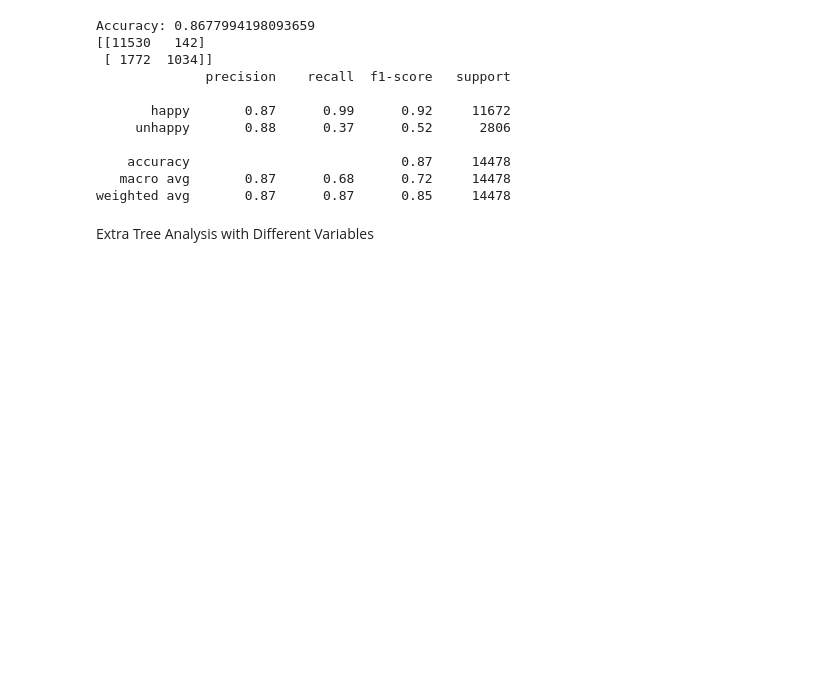
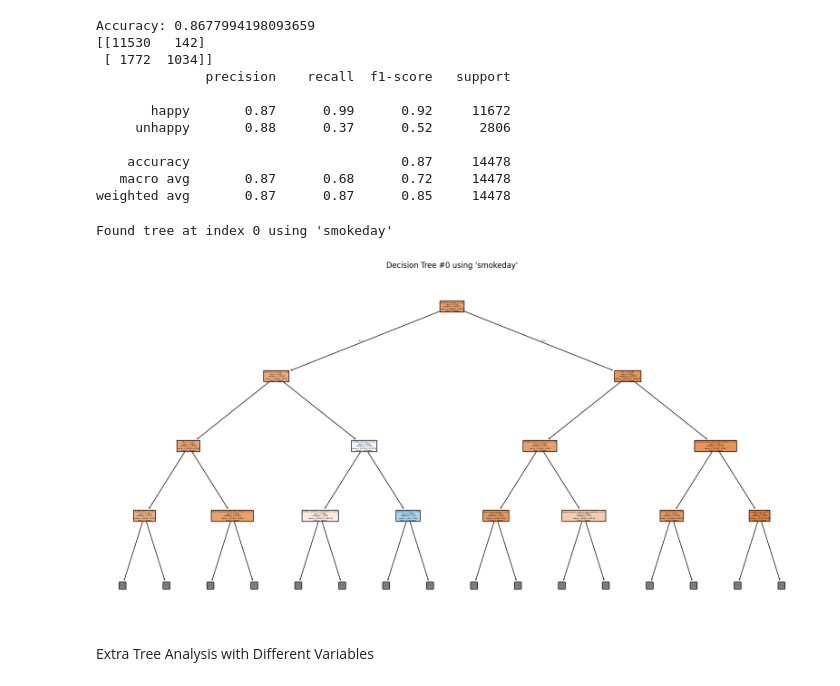
Before and after one commit to fwx5ax/Final-Project-DS3001, a Jupyter notebook: Project.ipynb, the cells around one changed output. Cells and saved outputs as stored; diff of their text form; code cells hidden in the pictures; blank space fills up the shorter version.

Commit message:
added decision tree visualization

```diff
--- a/Project.ipynb
+++ b/Project.ipynb
@@ -1117,6 +1145,39 @@ Accuracy: 0.8677994198093659
     accuracy                           0.87     14478
    macro avg       0.87      0.68      0.72     14478
 weighted avg       0.87      0.87      0.85     14478
+# %%
+from sklearn.tree import plot_tree
+import matplotlib.pyplot as plt
+
+# Step 1: Find index of features that include 'smokeday'
+smokeday_features = [col for col in X.columns if 'smokeday' in col]
+
+# Step 2: Loop through trees to find one that uses smokeday
+tree_index = None
+for i, tree in enumerate(rf.estimators_):
+    if any(feat in smokeday_features for feat in X.columns[tree.tree_.feature]):
+        tree_index = i
+        break
+
+if tree_index is not None:
+    print(f"Found tree at index {tree_index} using 'smokeday'")
+    tree_to_plot = rf.estimators_[tree_index]
+
+    # Step 3: Plot the tree
+    plt.figure(figsize=(20, 10))
+    plot_tree(tree_to_plot,
+              feature_names=X.columns,
+              class_names=rf.classes_,
+              filled=True,
+              rounded=True,
+              max_depth=3)  # Limit depth for readability
+    plt.title(f"Decision Tree #{tree_index} using 'smokeday'")
+    plt.show()
+else:
+    print("No tree found using 'smokeday'. Try increasing the number of estimators or checking encoding.")
+# %% [output]
+Found tree at index 0 using 'smokeday'
+[figure, added]
 # %% [markdown]
 Extra Tree Analysis with Different Variables
 # %%
```
Also changed, not shown: parts of 1 cell of this notebook.
